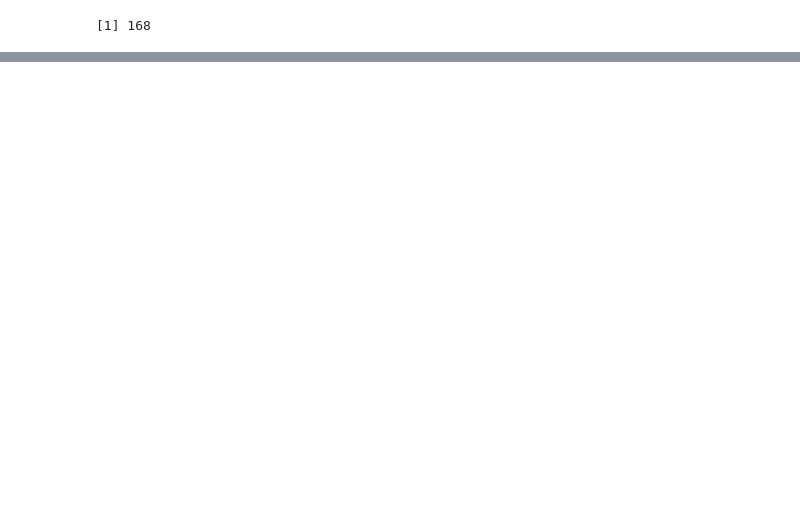
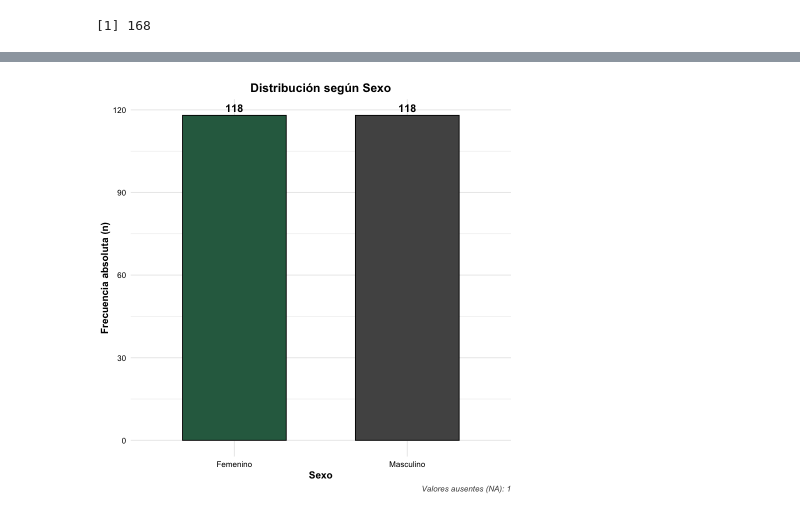
Before and after one commit to Daniel-534/FundamentosDeEstadisticaI, a Jupyter notebook: R/SurveyExploracion.ipynb, the cells around one changed output, grey strips where cells are left out. Cells and saved outputs as stored; diff of their text form; code cells hidden in the pictures; blank space fills up the shorter version.

```diff
--- a/R/SurveyExploracion.ipynb
+++ b/R/SurveyExploracion.ipynb
@@ -69,0 +193,40 @@ dim(survey_limpio)
+# %%
+# Defino estilo general
+tema_transparente <- theme_minimal(base_size = 12) +
+  theme(
+    plot.background = element_rect(fill = "transparent", color = NA),
+    panel.background = element_rect(fill = "transparent", color = NA),
+    legend.background = element_rect(fill = "transparent", color = NA),
+    plot.title = element_text(face = "bold", hjust = 0.5, color = "black"),
+    axis.title = element_text(face = "bold", color = "black"),
+    axis.text = element_text(color = "black"),
+    plot.caption = element_text(color = "#4A4A4A", face = "italic") # <- Corregido aquí
+  )
+# %%
+# Grafico para 'Sex'
+p_sex <- ggplot(data = subset(survey_filtrado, !is.na(Sex)), aes(x = Sex, fill = Sex)) +
+  geom_bar(width = 0.6, color = "black", linewidth = 0.5, show.legend = FALSE) +
+  geom_text(stat = "count", aes(label = after_stat(count)), vjust = -0.5, size = 4.5, fontface = "bold", color = "black") +
+  scale_x_discrete(labels = c("Female" = "Femenino", "Male" = "Masculino")) +
+  scale_fill_manual(values = c("Female" = "#2D6A4F", "Male" = "#525252")) +
+  labs(
+    title = "Distribución según Sexo",
+    x = "Sexo",
+    y = "Frecuencia absoluta (n)",
+    caption = paste("Valores ausentes (NA):", sum(is.na(survey_filtrado$Sex)))
+  ) +
+  tema_transparente
+
+print(p_sex)
+
+ggsave(
+  filename = "grafico_sexo.png",
+  plot = p_sex,
+  width = 7,
+  height = 5,
+  units = "in",
+  dpi = 300,
+  bg = "transparent"
+)
+# %% [output]
+[figure, added]
```
Also changed, not shown: parts of 27 cells of this notebook, 6 other files.
